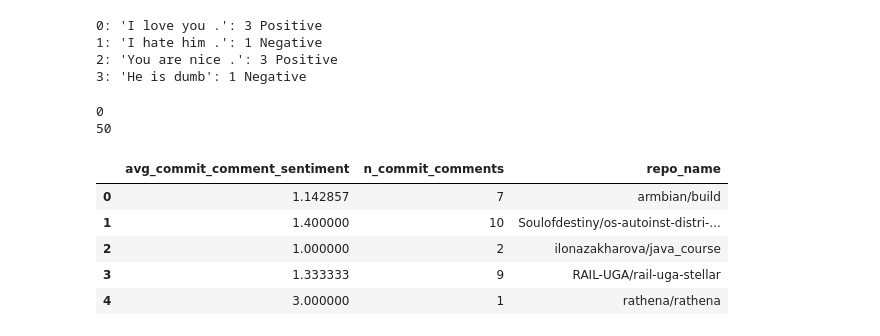
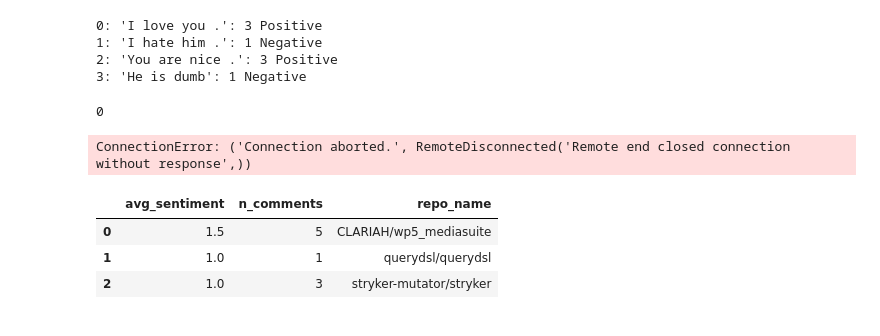
Before and after one commit to ogradyso/MetaGithub, a Jupyter notebook: sentiment_analysis_amy.ipynb, the cells around one changed output. Drawn from its saved outputs; the diff is of its cells as text; code cells hidden in the pictures.

Commit message:
computes avg sentiment for a subsample of issue comments

```diff
--- a/sentiment_analysis_amy.ipynb
+++ b/sentiment_analysis_amy.ipynb
@@ -40,7 +42,7 @@ for date in range(date_start, date_end):
                 events.append(json.loads(line.strip()))
 # %%
 ## get all commit comment events
-comment_events = [event for event in events if event['type'] == 'CommitCommentEvent']
+comment_events = [event for event in events if event['type'] == 'IssueCommentEvent']
 
 # aggregate comments for each repo
 # maps repo_name --> list of comments made during this time
@@ -59,7 +61,7 @@ for event in comment_events:
 ## initialize stanford NLP server
 # make sure you have downloaded the stanford nlp package. Try: pip install pycorenlp
 # before executing this cell, go to your_path/stanford-corenlp-full-2018-02-27/ and run
-# java -mx5g -cp "*" edu.stanford.nlp.pipeline.StanfordCoreNLPServer -timeout 10000
+# java -mx5g -cp "*" edu.stanford.nlp.pipeline.StanfordCoreNLPServer -timeout 5000
 
 nlp = StanfordCoreNLP('http://localhost:9000')
 
@@ -69,7 +71,7 @@ res = nlp.annotate("I love you. I hate him. You are nice. He is dumb",
                    properties={
                        'annotators': 'sentiment',
                        'outputFormat': 'json',
-                       'timeout': 10000,
+                       'timeout': 5000,
                    })
 for s in res["sentences"]:
     print("%d: '%s': %s %s" % (
@@ -85,8 +87,15 @@ for s in res["sentences"]:
 ## compute the mean sentiment value for all comments for each repo
 # this is really slow
 # sentiment value range: 0 (very negative), 1 (negative), 2 (neutral), 3 (positive), 4 (very positive)
+
 # maps repo_name --> average sentiment
 repo2sentiment = {}
+repo2ncomments = {}
+
+# max number of comments per repo to analyze
+k = 5
+
+time = 5000 # timeout limit in milliseconds
 
 i = 0 # count number of repos that have been processed
 
@@ -100,11 +109,19 @@ for repo_name in repo2comments.keys():
     # init count dictionary
     count = {'0':0, '1':0, '2':0, '3':0, '4':0}
 
+    # subsample issue comments: if the total is <=k, take all comments; else randomly select k comments
+    comments = repo2comments[repo_name]
+
+    if len(comments) > k:
+        comments = random.sample(comments, k)
+
+    n_comments = 0 # number of issue comments that returns sentiment value
+
     # for every comment in the repository
-    for comment in repo2comments[repo_name]:
+    for comment in comments:
 
         # run sentiment analysis
-        res = nlp.annotate(comment, properties={'annotators': 'sentiment', 'outputFormat': 'json', 'timeout': 10000})
+        res = nlp.annotate(comment, properties={'annotators': 'sentiment', 'outputFormat': 'json', 'timeout': time})
 
         # skip if timeout has occurred
         if res == 'CoreNLP request timed out. Your document may be too long.':
@@ -114,44 +131,52 @@ for repo_name in repo2comments.keys():
         for s in res["sentences"]:
             count[s["sentimentValue"]] += 1
 
+        # increment
+        n_comments += 1
+
 
     # set dicitonary
-    repo2sentiment[repo_name] = count # missing value
+    repo2sentiment[repo_name] = count
+    repo2ncomments[repo_name] = n_comments
 
     i += 1
 # %% [output]
 0
-50
+ConnectionError: ('Connection aborted.', RemoteDisconnected('Remote end closed connection without response',))
 # %%
 # make data frame with the following columns: repo_name, n_commit_comments, avg_sentiment
 names = []
 avg_sent = []
 n_comments = []
 for repo_name in repo2sentiment.keys():
 
+    # name of repo
     names.append(repo_name)
 
+    # count of each sentiment value
     count = repo2sentiment[repo_name]
+
+    # compute avg sentiment
     total_sum = 0
     n = 0
     for key in count:
         total_sum += (count[key] * int(key))
         n += count[key]
     if n != 0:
         avg_sent.append(total_sum / n)
     else:
         avg_sent.append(None)
-    n_comments.append(n)
 
-df = pd.DataFrame({'repo_name': names, 'n_commit_comments': n_comments, 'avg_commit_comment_sentiment':avg_sent})
+    # number of issue comments for this repo
+    n_comments.append(repo2ncomments[repo_name])
+
+df = pd.DataFrame({'repo_name': names, 'n_comments': n_comments, 'avg_sentiment':avg_sent})
 df.head()
 # %% [output]
-|  | avg_commit_comment_sentiment | n_commit_comments | repo_name |
-| 0 | 1.142857 | 7 | armbian/build |
-| 1 | 1.400000 | 10 | Soulofdestiny/os-autoinst-distri-... |
-| 2 | 1.000000 | 2 | ilonazakharova/java_course |
-| 3 | 1.333333 | 9 | RAIL-UGA/rail-uga-stellar |
-| 4 | 3.000000 | 1 | rathena/rathena |
+|  | avg_sentiment | n_comments | repo_name |
+| 0 | 1.5 | 5 | CLARIAH/wp5_mediasuite |
+| 1 | 1.0 | 1 | querydsl/querydsl |
+| 2 | 1.0 | 3 | stryker-mutator/stryker |
 # %%
 # save dataframe as csv file
 out_path = '/Users/amy/git/MetaGithub/sentiment.2018.7.16.15.csv'
```
Also changed, not shown: parts of 2 cells of this notebook.
